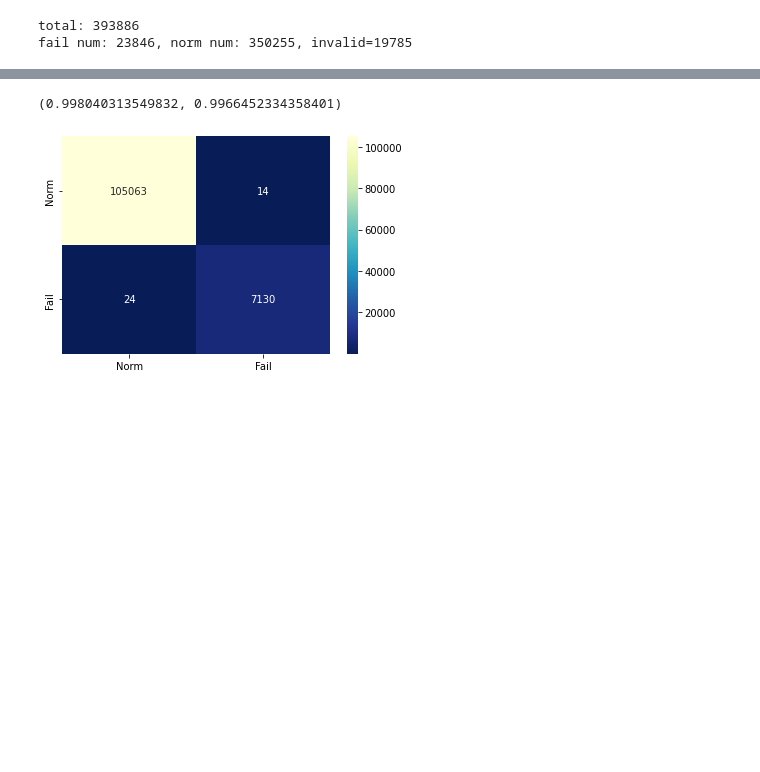
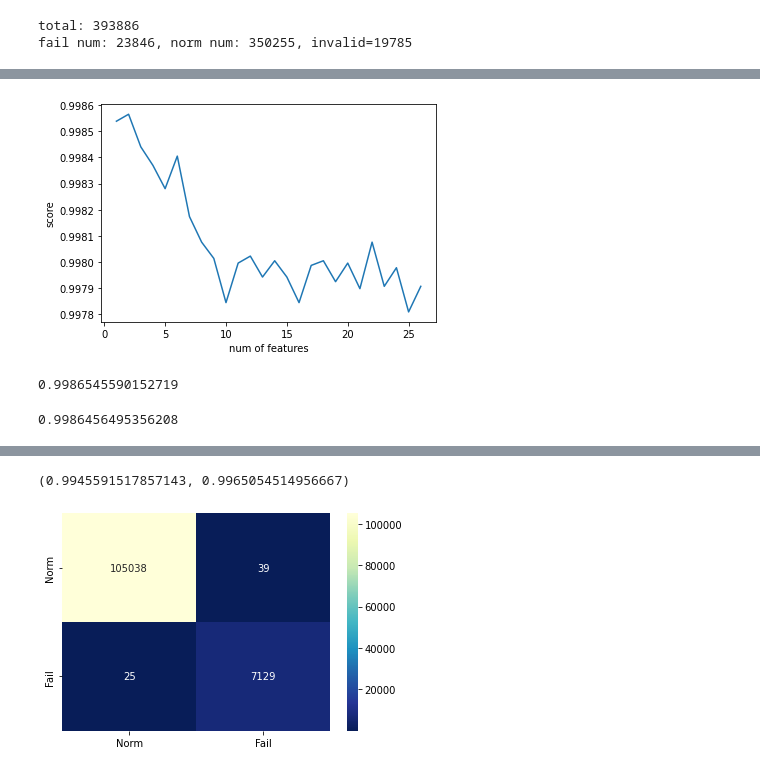
Before and after one commit to ZhenhHuang/sunrise-machine-learning, a Jupyter notebook: Notebook/decision_tree.ipynb, the cells around one changed output, grey strips where cells are left out. Drawn from its saved outputs; the diff is of its cells as text; code cells hidden in the pictures; blank space fills up the shorter version.

```diff
--- a/Notebook/decision_tree.ipynb
+++ b/Notebook/decision_tree.ipynb
@@ -98,7 +98,7 @@ data_raw_val = shuffle(pd.concat([train_fail_raw_val, train_norm_raw_val]))
 # %%
 from sklearn.tree import DecisionTreeClassifier
 baseline_model = DecisionTreeClassifier()
-baseline_model.fit(data_raw_train.iloc[:, 1:-1], data_raw_train.iloc[:, -1])
-score = cross_val_score(baseline_model, data_raw_val.iloc[:, 1:-1], data_raw_val.iloc[:, -1]).mean()
+baseline_model.fit(data_raw_train.iloc[:, 1:-2], data_raw_train.iloc[:, -1])
+score = cross_val_score(baseline_model, data_raw_val.iloc[:, 1:-2], data_raw_val.iloc[:, -1]).mean()
 score
 # %% [output]
@@ -105,0 +106,8 @@ score
+# %%
+from sklearn.feature_selection import RFECV
+model = DecisionTreeClassifier()
+X = data_raw_train.iloc[:, 1:-2].copy()
+y = data_raw_train.iloc[:, -1].copy()
+selector = RFECV(model, step=1, cv=5)
+selector = selector.fit(X, y)
+selector.support_
@@ -105,0 +118,4 @@ score
+# %%
+cols = np.array(list(X.columns))[selector.support_].tolist()
+X_train_selected = X[cols]
+X_train_selected.head()
@@ -106,3 +129,47 @@ score
+# %%
+scores = []
+def select_best_feats(selector):
+    for i in range(len(X.columns)):
+        model = DecisionTreeClassifier()
+        cols = np.array(list(X.columns))[selector.ranking_<=i+1].tolist()
+        X_train_selected = X[cols]
+        model.fit(X_train_selected, y)
+        X_val_selected = data_raw_val.iloc[:, 1:-2].copy()[cols]
+        y_val = data_raw_val.iloc[:, -1].copy()
+        score = cross_val_score(model, X_val_selected, y_val).mean()
+        scores.append(score)
+    plt.plot(np.arange(len(X.columns))+1, scores)
+    plt.xlabel('num of features')
+    plt.ylabel('score')
+    plt.show()
+    return np.argmax(scores)+1
+best_feats = select_best_feats(selector)
+# %% [output]
+[figure, added]
+# %%
+cols = np.array(list(X.columns))[selector.support_].tolist()
+X_train_selected = X[cols]
+model = DecisionTreeClassifier()
+model.fit(X_train_selected, y)
+X_val_selected = data_raw_val.iloc[:, 1:-1].copy()[cols]
+y_val = data_raw_val.iloc[:, -1].copy()
+score = cross_val_score(model, X_val_selected, y_val).mean()
+score
+# %% [output]
+0.9986545590152719
+# %%
+X_val_selected = data_raw_val.iloc[:, 1:-1].copy()[cols]
+y_val = data_raw_val.iloc[:, -1].copy()
+# X_train_selected['wp_ratio'] = X_train_selected.wind_speed / X_train_selected.power
+# X_train_selected['wg_ratio'] = X_train_selected.wind_speed / data_raw_train.generator_speed
+# X_val_selected['wp_ratio'] = X_val_selected.wind_speed / X_val_selected.power
+# X_val_selected['wg_ratio'] = X_val_selected.wind_speed / data_raw_val.generator_speed
+model = DecisionTreeClassifier()
+model.fit(X_train_selected, y)
+score = cross_val_score(model, X_val_selected, y_val).mean()
+score
+# %% [output]
+0.9986456495356208
 # %%
 import graphviz
 from sklearn import tree
@@ -125,9 +192,9 @@ def evaluate(model, X, y_true):
     return cf_matrix, (pred_score, pred_recall)
 # %%
 class_names = ['Norm', 'Fail']
-cf_matrix, pred_score = evaluate(baseline_model, data_raw_val.iloc[:, 1:-1], data_raw_val.iloc[:, -1])
+cf_matrix, pred_score = evaluate(model, X_val_selected, y_val)
 sns.heatmap(pd.DataFrame(cf_matrix, columns=class_names, index=class_names), cmap="YlGnBu_r", fmt="d", annot=True)
 print(pred_score)
 # %% [output]
-(0.998040313549832, 0.9966452334358401)
+(0.9945591517857143, 0.9965054514956667)
 [figure]
```
Also changed, not shown: parts of 8 cells of this notebook, 1 other file.
